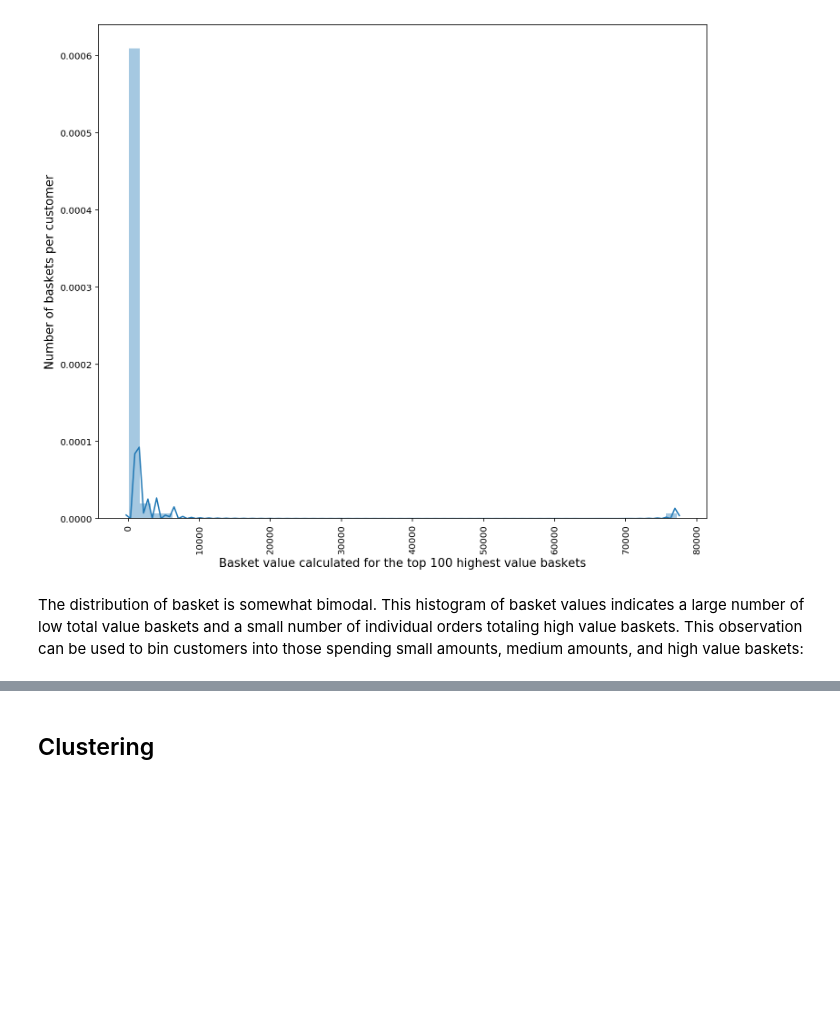
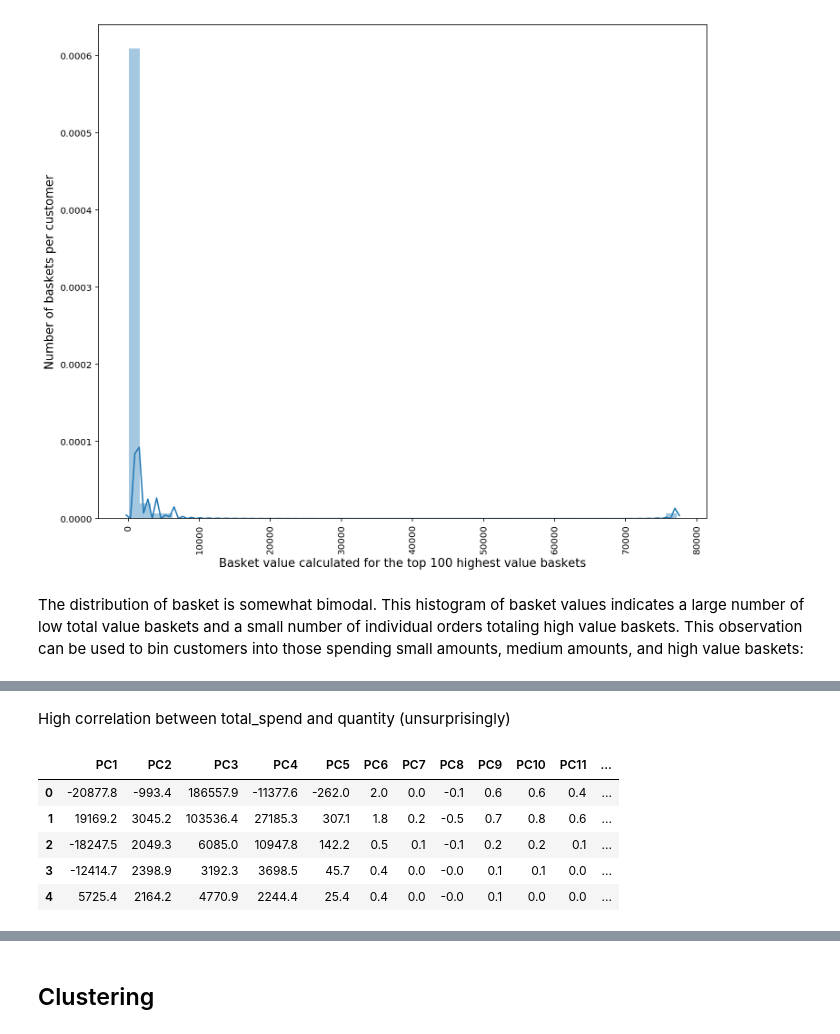
Before and after one commit to scheckley/online-retail, a Jupyter notebook: analysis.ipynb, the cells around one changed output, grey strips where cells are left out. Drawn from its saved outputs; the diff is of its cells as text; code cells hidden in the pictures; blank space fills up the shorter version.

```diff
--- a/analysis.ipynb
+++ b/analysis.ipynb
@@ -484,0 +491,2 @@ data.head()
+# %% [markdown]
+High correlation between total_spend and quantity (unsurprisingly)
@@ -484,0 +498,15 @@ data.head()
+# %%
+pca = decomposition.PCA(n_components=11)
+pc = pca.fit_transform(Xdata)
+
+pc_df = pd.DataFrame(data = pc ,
+        columns = ['PC1', 'PC2','PC3','PC4', 'PC5','PC6','PC7','PC8','PC9','PC10','PC11'])
+pc_df['Cluster'] = ydata
+pc_df.head()
+# %% [output]
+|  | PC1 | PC2 | PC3 | PC4 | PC5 | PC6 | PC7 | PC8 | PC9 | PC10 | PC11 | ... |
+| 0 | -20877.8 | -993.4 | 186557.9 | -11377.6 | -262.0 | 2.0 | 0.0 | -0.1 | 0.6 | 0.6 | 0.4 | ... |
+| 1 | 19169.2 | 3045.2 | 103536.4 | 27185.3 | 307.1 | 1.8 | 0.2 | -0.5 | 0.7 | 0.8 | 0.6 | ... |
+| 2 | -18247.5 | 2049.3 | 6085.0 | 10947.8 | 142.2 | 0.5 | 0.1 | -0.1 | 0.2 | 0.2 | 0.1 | ... |
+| 3 | -12414.7 | 2398.9 | 3192.3 | 3698.5 | 45.7 | 0.4 | 0.0 | -0.0 | 0.1 | 0.1 | 0.0 | ... |
+| 4 | 5725.4 | 2164.2 | 4770.9 | 2244.4 | 25.4 | 0.4 | 0.0 | -0.0 | 0.1 | 0.0 | 0.0 | ... |
```
Also changed, not shown: parts of 19 cells of this notebook.
